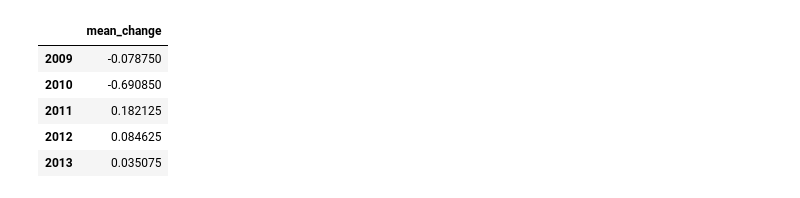
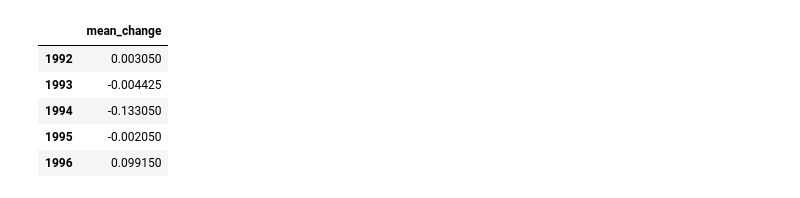
Before and after one commit to feliuserra/Luminosity, a Jupyter notebook: notebooks/data_exploration-series_loader.ipynb, the cells around one changed output. Saved outputs shown, nothing was run; the diff lists cells and outputs as text; code cells hidden in the pictures.

```diff
--- a/notebooks/data_exploration-series_loader.ipynb
+++ b/notebooks/data_exploration-series_loader.ipynb
@@ -41,12 +62,12 @@ array([-0.07875 , -0.69085 ,  0.182125,  0.084625,  0.035075])
 # %%
 df_haiti_series = pd.DataFrame({
     'mean_change': haiti_series_means
-}, index=range(2009,2014))
+}, index=range(1992,2014))
 df_haiti_series.head()
 # %% [output]
 |  | mean_change |
-| 2009 | -0.078750 |
-| 2010 | -0.690850 |
-| 2011 | 0.182125 |
-| 2012 | 0.084625 |
-| 2013 | 0.035075 |
+| 1992 | 0.003050 |
+| 1993 | -0.004425 |
+| 1994 | -0.133050 |
+| 1995 | -0.002050 |
+| 1996 | 0.099150 |
```
Also changed, not shown: parts of 9 cells of this notebook, 2 other files.
